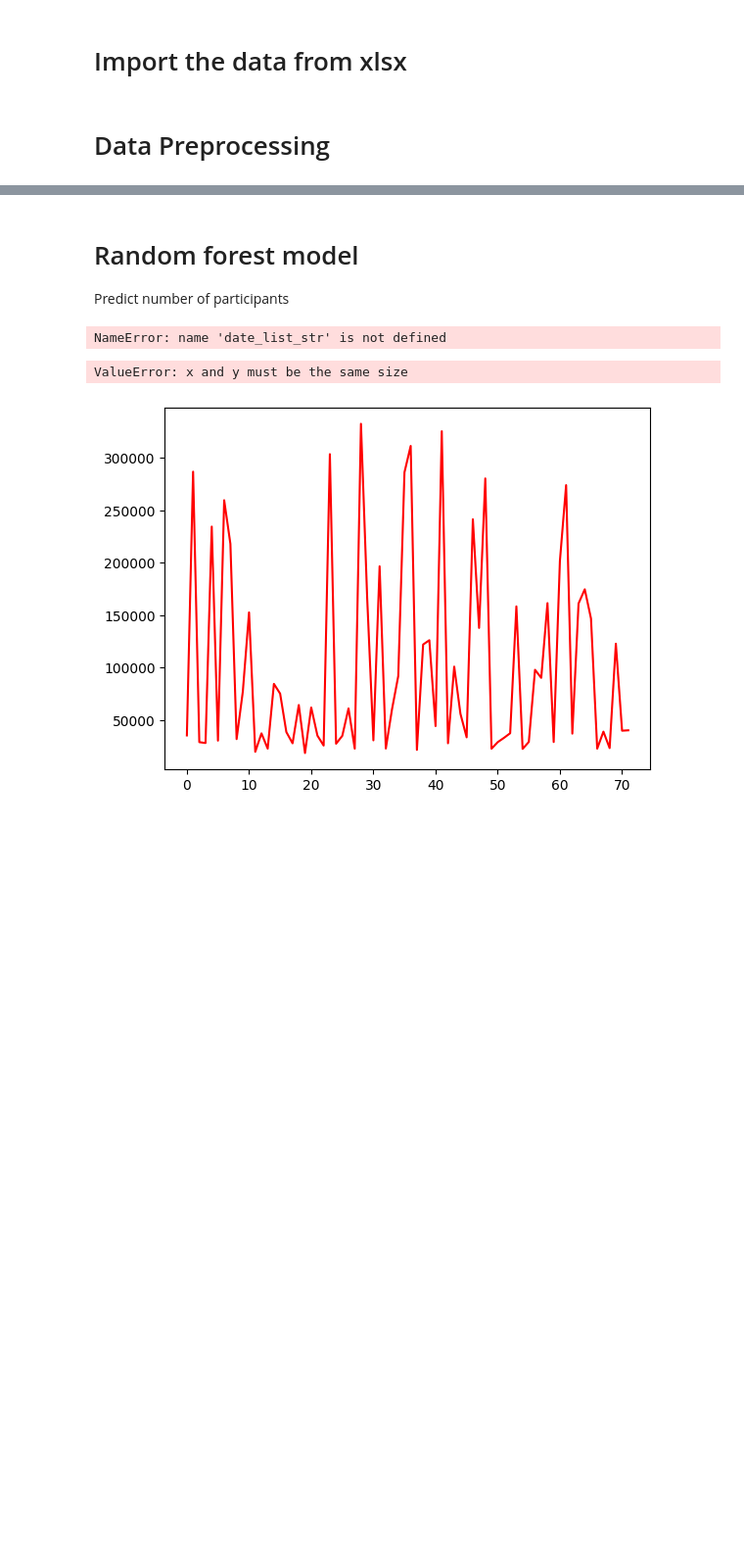
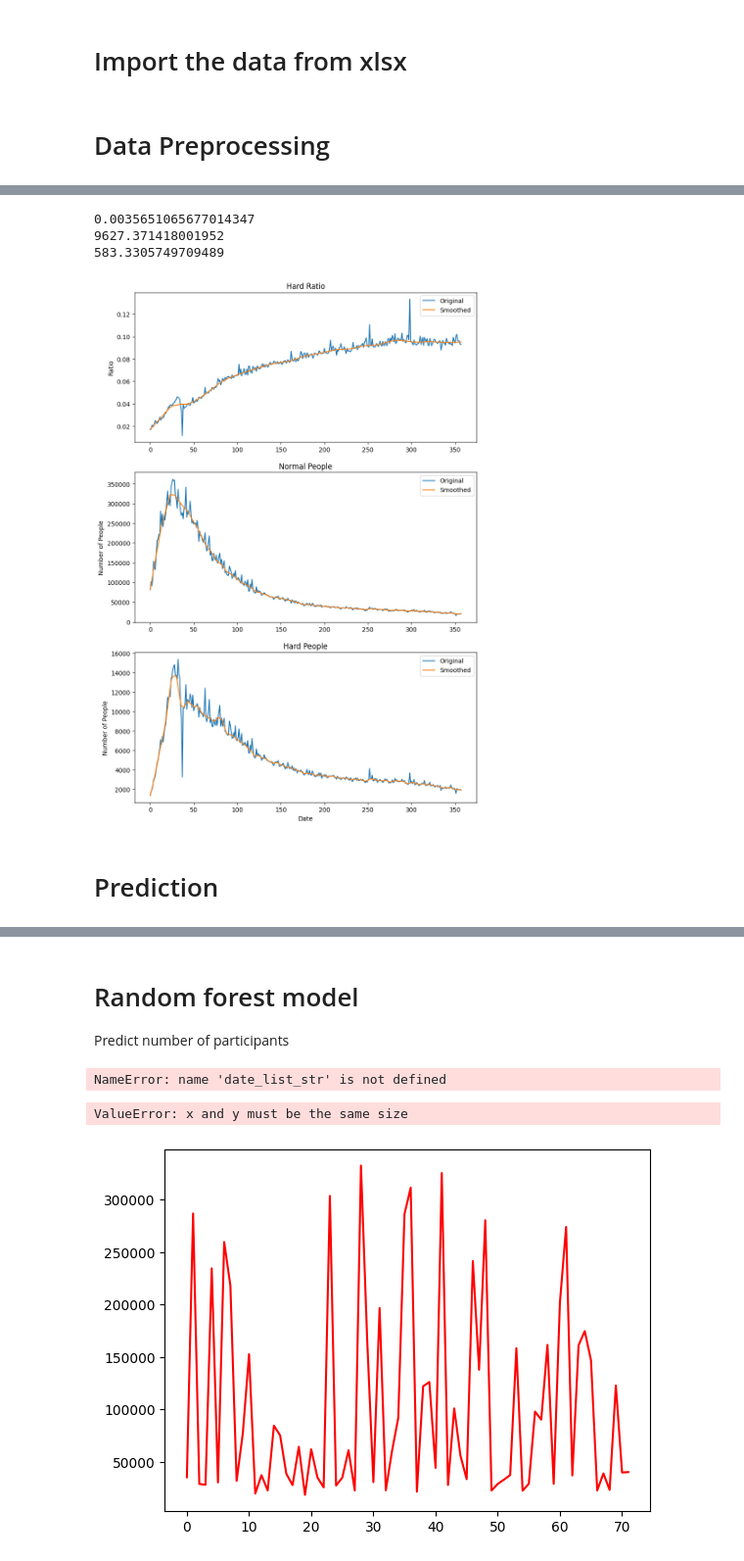
Before and after one commit to Qervas/mcm, a Jupyter notebook: data_preprocess.ipynb, the cells around one changed output, grey strips where cells are left out. Shown at 98% size. Cells and saved outputs as stored; diff of their text form; code cells hidden in the pictures; blank space fills up the shorter version.

Commit message:
Final_smooth

```diff
--- a/data_preprocess.ipynb
+++ b/data_preprocess.ipynb
@@ -107,0 +49,61 @@ print(y_pred)
+# %%
+import numpy as np
+import matplotlib
+normal_people_array = np.array(normal_people_list).astype(float)
+hard_people_array = np.array(hard_people_list).astype(float)
+hard_ratio = hard_people_array / normal_people_array
+# %%
+import statsmodels.api as sm
+from sklearn.metrics import mean_squared_error
+import matplotlib.pyplot as plt
+from math import sqrt
+#define a LOWESS function
+def lowess(data, smoothing_param = 0.1):
+	smoothing_param = smoothing_param
+	lowess_model = sm.nonparametric.lowess(data, range(len(data)), frac=smoothing_param)
+	smoothed_data = lowess_model[:, 1]
+	return smoothed_data
+
+
+# evaluate the fitness of the model
+smoothed_hard_ratio = lowess(hard_ratio, smoothing_param = 0.1)
+smoothed_normal_people_list = lowess(normal_people_array, smoothing_param = 0.04)
+smoothed_hard_people_list = lowess(hard_people_array, smoothing_param = 0.03)
+
+# evaluate the fitness of the model
+rmse = sqrt(mean_squared_error(hard_ratio, smoothed_hard_ratio))
+rmse_2 = sqrt(mean_squared_error(normal_people_array, smoothed_normal_people_list))
+rmse_3 = sqrt(mean_squared_error(hard_people_array, smoothed_hard_people_list))
+print(rmse)
+print(rmse_2)
+print(rmse_3)
+
+
+fig, (ax1, ax2, ax3) = plt.subplots(3, 1, figsize=(10, 15))
+ax1.plot(hard_ratio, label='Original')
+ax1.plot(smoothed_hard_ratio, label='Smoothed')
+ax1.title.set_text('Hard Ratio')
+ax1.set_ylabel('Ratio')
+ax1.legend()
+
+
+ax2.plot(normal_people_array, label='Original')
+ax2.plot(smoothed_normal_people_list, label='Smoothed')
+ax2.title.set_text('Normal People')
+ax2.set_ylabel('Number of People')
+ax2.legend()
+
+
+ax3.plot(hard_people_array, label='Original')
+ax3.plot(smoothed_hard_people_list, label='Smoothed')
+ax3.title.set_text('Hard People')
+ax3.set_xlabel('Date')
+ax3.set_ylabel('Number of People')
+ax3.legend()
+
+fig.show()
+# %% [output]
+0.0035651065677014347
+9627.371418001952
+583.3305749709489
+[figure, added]
@@ -108,3 +119,5 @@ print(y_pred)
+# %% [markdown]
+# Prediction
 # %%
 
 # Plot the data for comparison in two graphs
```
Also changed, not shown: parts of 8 cells of this notebook.
